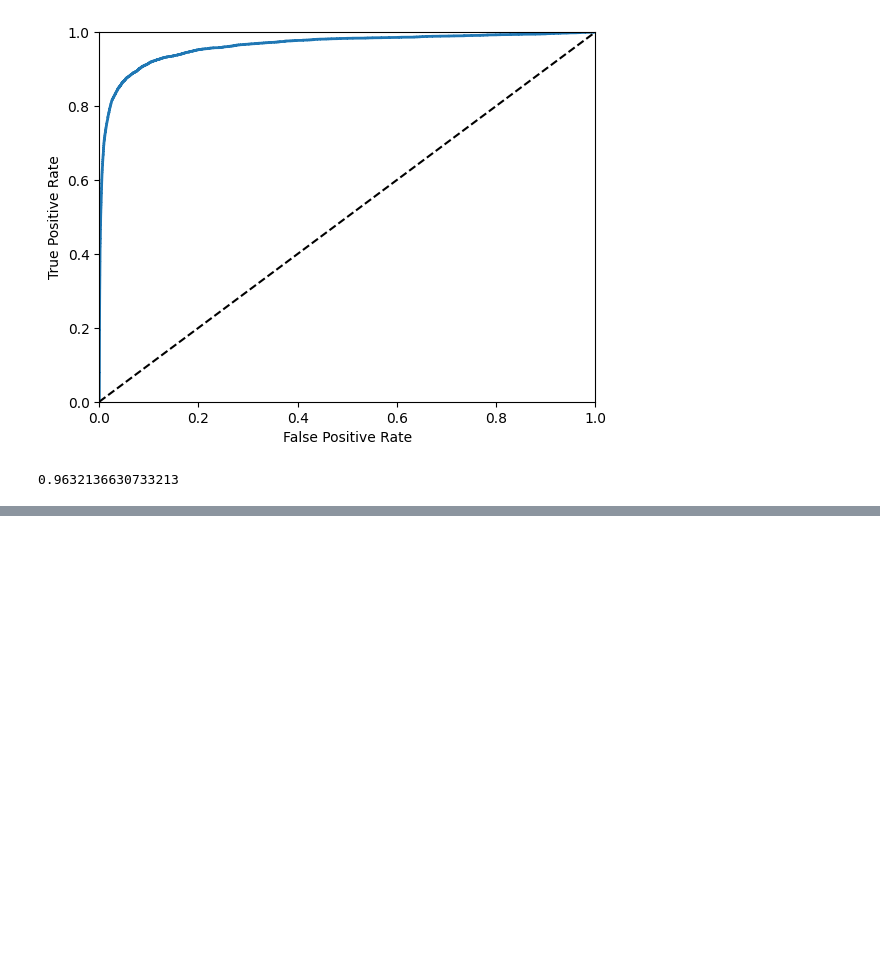
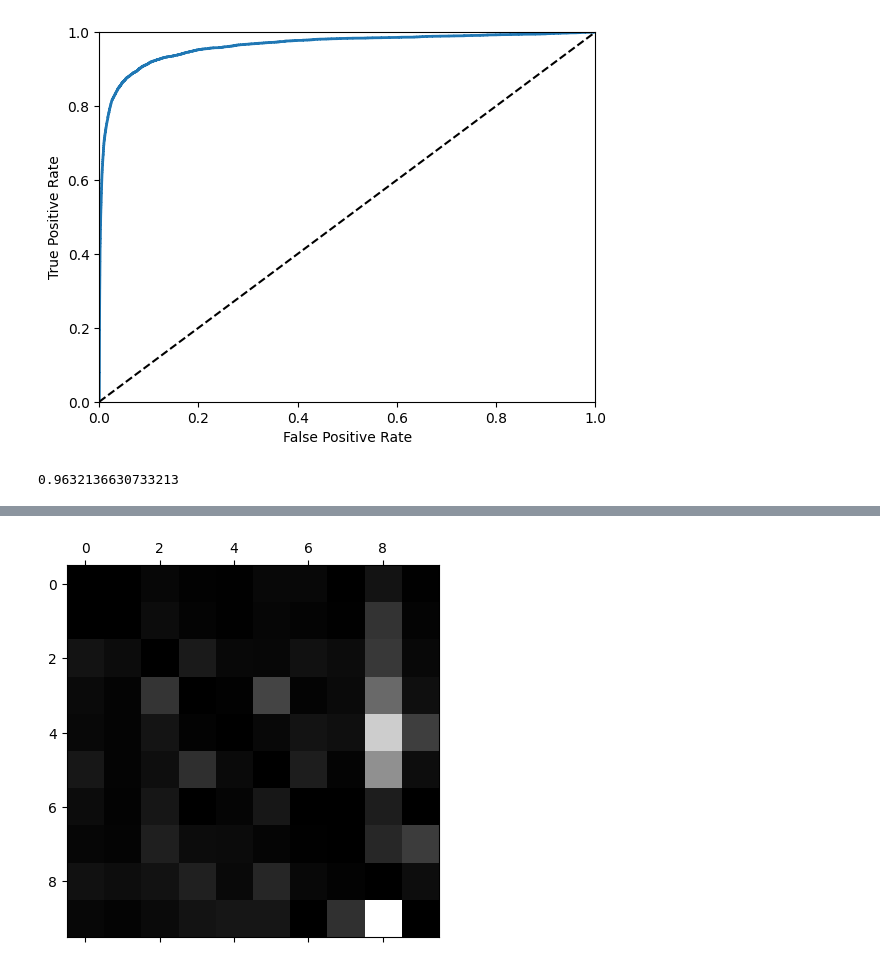
Before and after one commit to Om-S-Yeole/Hands-On-Machine-Learning, a Jupyter notebook: Chapter-3-Classification/MNIST_data_classification.ipynb, the cells around one changed output, grey strips where cells are left out. Drawn from its saved outputs; the diff is of its cells as text; code cells hidden in the pictures; blank space fills up the shorter version.

```diff
--- a/Chapter-3-Classification/MNIST_data_classification.ipynb
+++ b/Chapter-3-Classification/MNIST_data_classification.ipynb
@@ -111,0 +163,8 @@ roc_auc_score(y_train_5, y_scores)
+# %%
+row_sums = conf_matrix.sum(axis=1, keepdims=True)
+norm_conf_matrix = conf_matrix/row_sums
+np.fill_diagonal(norm_conf_matrix, 0)
+plt.matshow(norm_conf_matrix, cmap=plt.cm.gray)
+plt.show()
+# %% [output]
+[figure, added]
```
Also changed, not shown: parts of 10 cells of this notebook.
